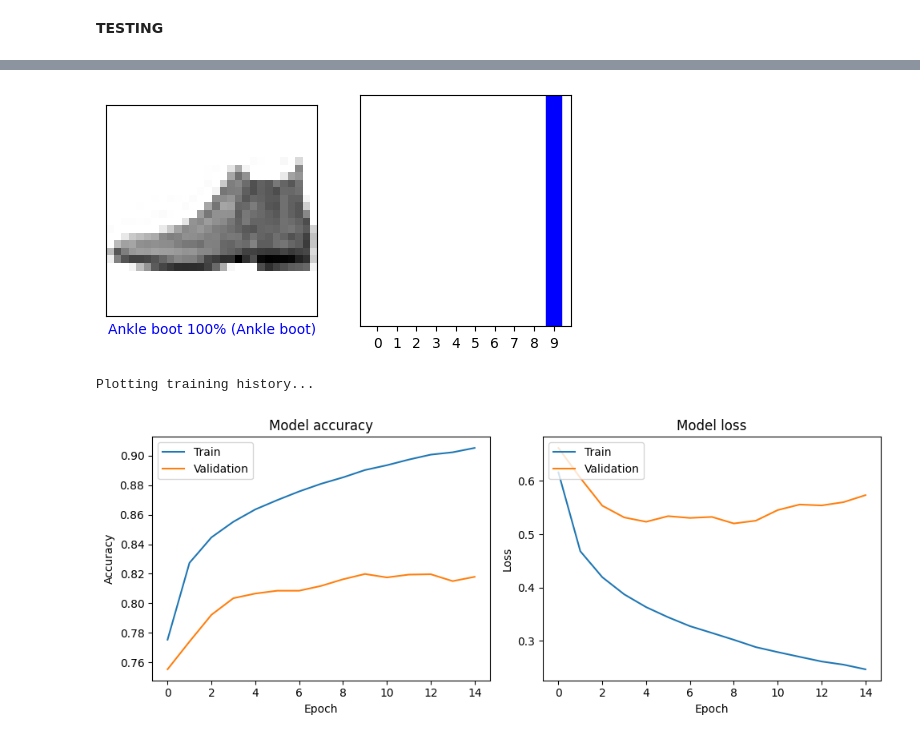
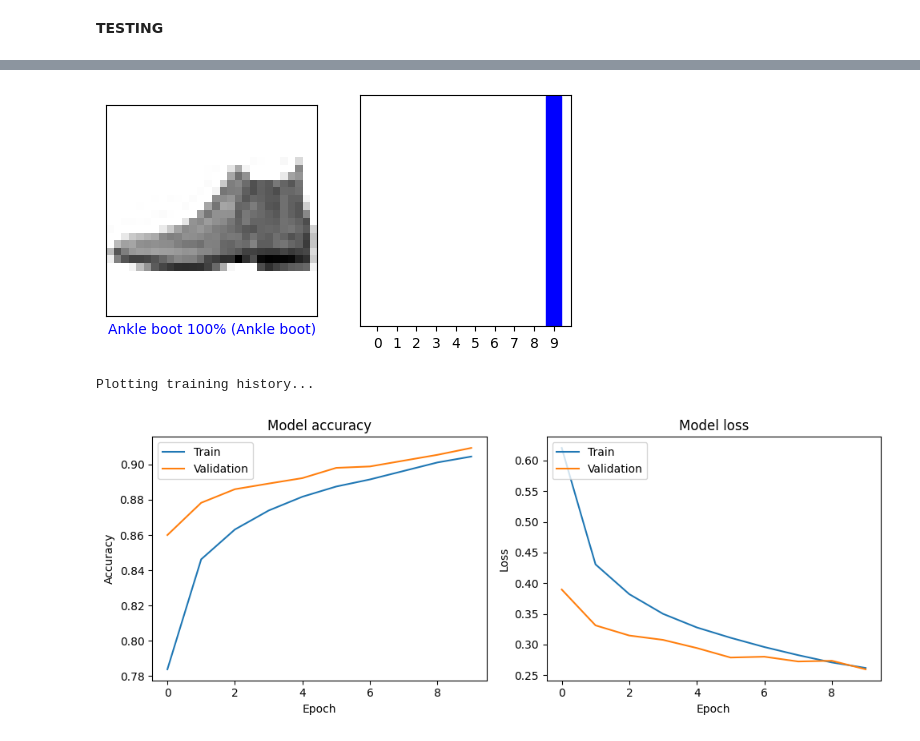
Before and after one commit to kkbin505/MEng_classify_fashion_MNIST, a Jupyter notebook: classify_fashion_notebook.ipynb, the cells around one changed output, grey strips where cells are left out. Drawn from its saved outputs; the diff is of its cells as text; code cells hidden in the pictures.

Commit message:
Working on resnet implementation, right now with all pretrained weights

```diff
--- a/classify_fashion_notebook.ipynb
+++ b/classify_fashion_notebook.ipynb
@@ -108,19 +145,30 @@ show_samples(augmented_images, train_labels, "Augmented Images")
 **MODEL**
 # %%
 # Step 4: Build the Neural Network Model
-model = tf.keras.Sequential([
-    tf.keras.Input(shape=(28, 28)),
-    tf.keras.layers.Flatten(),
-    tf.keras.layers.Dense(256, activation='relu'),
-    tf.keras.layers.Dense(124, activation='relu'),
-    tf.keras.layers.Dense(10, activation='softmax')
-])
+base_model = ResNet50(
+    weights='imagenet',
+    include_top=False,
+    input_shape=(224, 224, 3)
+)
 
-# Step 5: Compile the Model
-model.compile(optimizer='adam',
-              loss='sparse_categorical_crossentropy',
-              metrics=['accuracy'])
+# Freeze base model for transfer learning
+base_model.trainable = False
 
+# Add custom classification head for 10 classes
+x = base_model.output
+x = GlobalAveragePooling2D()(x)
+x = Dense(512, activation='relu')(x)
+x = Dropout(0.5)(x)
+x = Dense(256, activation='relu')(x)
+x = Dropout(0.3)(x)
+outputs = Dense(10, activation='softmax')(x)
+
+model = Model(inputs=base_model.input, outputs=outputs)
+model.compile(
+    optimizer=tf.keras.optimizers.Adam(learning_rate=1e-4),
+    loss='sparse_categorical_crossentropy',
+    metrics=['accuracy']
+)
 # Display a summary of the model's architecture
 print("Model Summary:")
 model.summary()
@@ -146,7 +200,13 @@ Model: "sequential_38"
 # %%
 # Step 6: Train the Model
 print("\nStarting model training...")
-history = model.fit(train_images_expanded, train_labels_expanded, epochs=15, validation_split=0.1)
+# Then train with:
+history = model.fit(
+    train_dataset,
+    epochs=10,
+    validation_data=test_dataset,
+    verbose=1
+)
 print("Model training finished.")
 # %% [output]
 Starting model training...
@@ -196,11 +256,11 @@ def plot_value_array(i, predictions_array, true_label):
 # %%
 # Step 7: Evaluate the Model's Accuracy
 print("\nEvaluating model on test data...")
-test_loss, test_acc = model.evaluate(test_images, test_labels, verbose=2)
+test_loss, test_acc = model.evaluate(test_dataset, verbose=2)
 print(f'\nTest accuracy: {test_acc:.4f}')
 
 # Step 8: Make Predictions
-predictions = model.predict(test_images)
+predictions = model.predict(test_dataset)
 
 
 # Let's visualize the prediction for the first image
@@ -244,5 +304,5 @@ Test accuracy: 0.8821
 
 Visualizing a prediction...
 [figure]
 Plotting training history...
-[figure, old version]
+[figure, new version]
```
Also changed, not shown: parts of 7 cells of this notebook.
